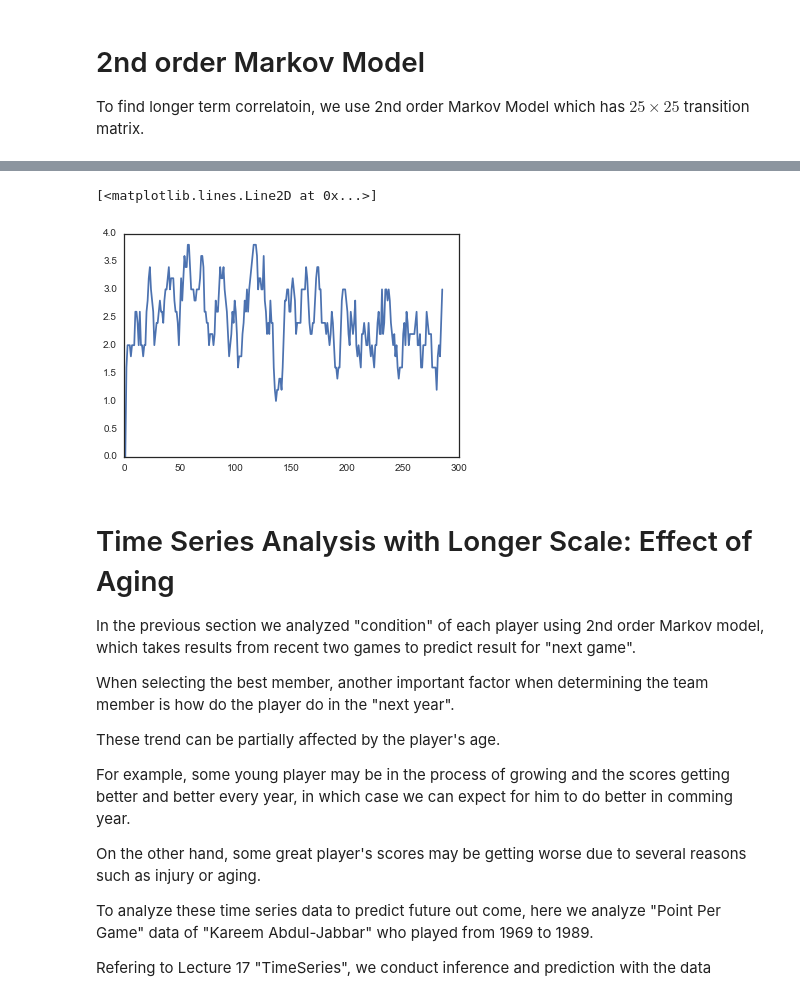
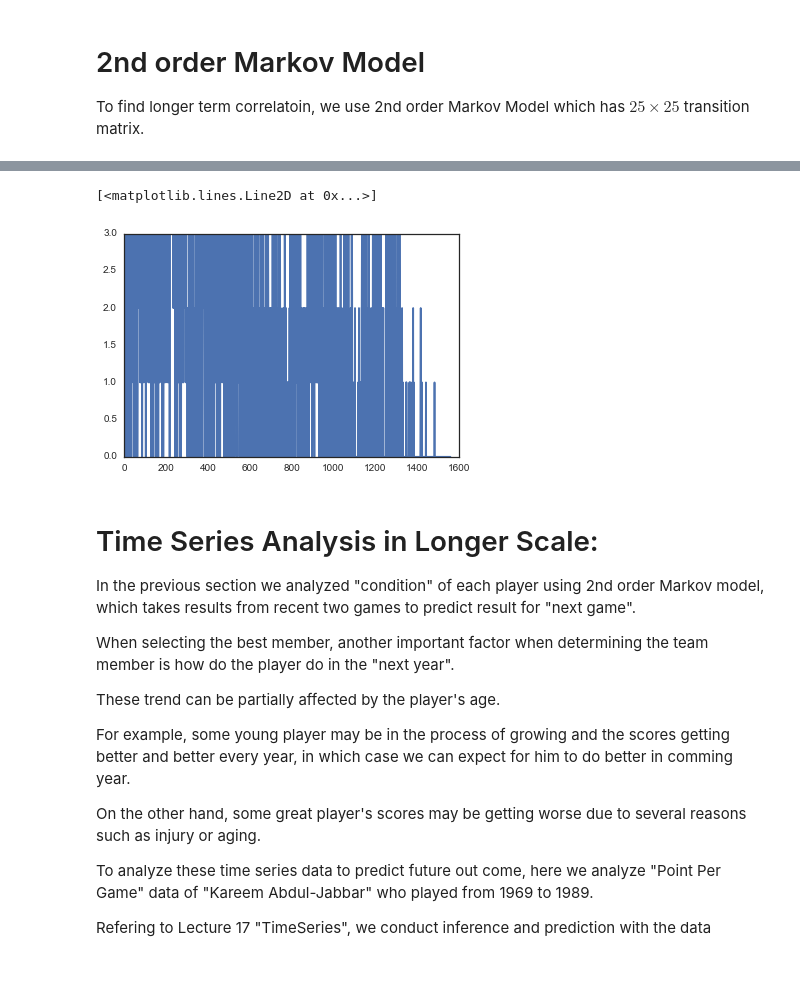
Before and after one commit to AM207Fantasy/am207, a Jupyter notebook: Condition Estimation.ipynb, the cells around one changed output, grey strips where cells are left out. Drawn from its saved outputs; the diff is of its cells as text; code cells hidden in the pictures; blank space fills up the shorter version.

```diff
--- a/Condition Estimation.ipynb
+++ b/Condition Estimation.ipynb
@@ -446,10 +321,15 @@ Scores = np.array(Scores['PTS']).astype(float)
 # States
 States = np.zeros( len(Scores) )
 
+train_start = 300
+train_end   = 1000
+test_start  = 1000
+test_end    = 1200
+
 # Mean of scores
-MeanScore = np.mean(Scores)
+MeanScore = np.mean(Scores[ train_start : train_end ])
 # Variance of scores
-StdScore  = np.std(Scores)
+StdScore  = np.std(Scores[ train_start : train_end ])
 
 print 'Mean of score is ',     MeanScore
 print 'Standard deviation of score is ', StdScore
@@ -459,6 +339,6 @@ Standard deviation of score is  8.74617263903
 # %%
-PlusVar = MeanScore + StdScore
-MinusVar= MeanScore - StdScore
+PlusVar = MeanScore + 0.55*StdScore
+MinusVar= MeanScore - 0.55*StdScore
 
 print PlusVar, MeanScore, MinusVar
 # %% [output]
@@ -467,28 +347,33 @@ print PlusVar, MeanScore, MinusVar
 for i in range( len(States) ):
     # if a player score more than "average + Var/2", the player is in the best condition
     if PlusVar    <= Scores[i]:
-        States[i] = 4
+        States[i] = 3
 
     # if a player score more than "average" but less than "average + Var/2", the player is in the good condition
     elif MeanScore<= Scores[i] < PlusVar:
-        States[i] = 3
+        States[i] = 2
 
     # if a player score less than "average" but more than "average - Var/2", the player is in the worse condition
     elif MinusVar <= Scores[i] < MeanScore:
-        States[i] = 2
+        States[i] = 1
 
     # if a player score less than "average - Var/2",
-    elif 0 < Scores[i] < MinusVar:
-        States[i] = 1
-    elif Scores[i]     == 0:
+    elif Scores[i] < MinusVar:
         States[i] = 0
 
-States_train = States[:900]
-States_test  = States[900:1000]
+# We train 1st order transition matrix from first 900 matches
+States_train = States[ train_start : train_end ]
+# We test prediction  ability with 900-1000 data
+States_test  = States[ test_start : test_end ]
 
-Tmatrix1 = np.zeros([5,5])
+Tmatrix1 = np.zeros([4,4])
 
+# Learn from training data to construt transition matrix
 for i in range(0,len(States_train)-1):
     Tmatrix1[ States_train[i] ][ States_train[i+1] ] += 1
 print Tmatrix1
+print np.sum( Tmatrix1[0] )/np.sum( Tmatrix1 )
+print np.sum( Tmatrix1[1] )/np.sum( Tmatrix1 )
+print np.sum( Tmatrix1[2] )/np.sum( Tmatrix1 )
+print np.sum( Tmatrix1[3] )/np.sum( Tmatrix1 )
 # %% [output]
@@ -727,10 +446,10 @@ for i in range(2,len(PlayerState)-3):
 # %%
-plt.plot( PlayerState_Average )
+plt.plot( States )
 # %% [output]
 [<matplotlib.lines.Line2D at 0x...>]
-[figure, old version]
+[figure, new version]
 # %% [markdown]
-# Time Series Analysis with Longer Scale: Effect of Aging
+# Time Series Analysis in Longer Scale:
 In the previous section we analyzed "condition" of each player using 2nd order Markov model, which takes results from recent two games to predict result for "next game".
 
 When selecting the best member, another important factor when determining the team member is how do the player do in the "next year".
```
Also changed, not shown: parts of 54 cells of this notebook.
